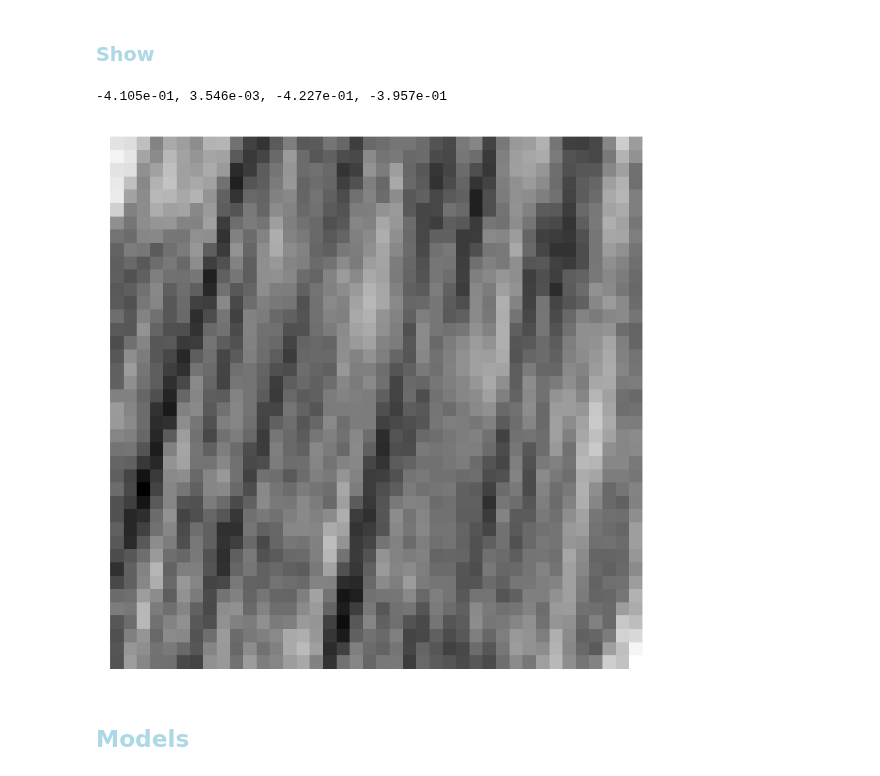
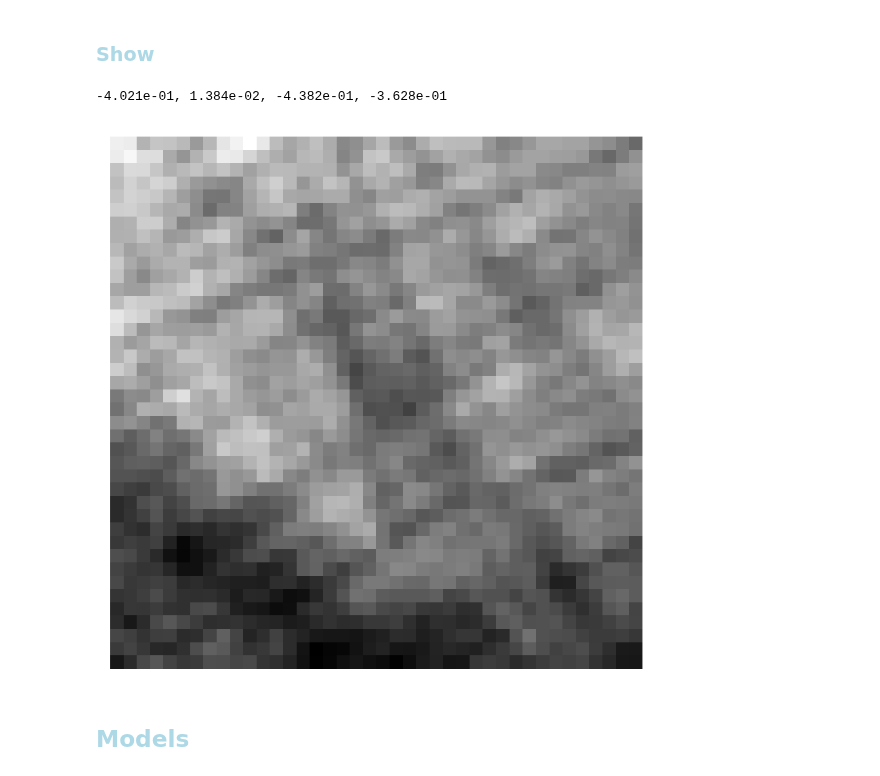
Before and after one commit to AustralianSynchrotron/sinogap, a Jupyter notebook: sinogap_dj1.ipynb, the cells around one changed output. Saved outputs shown, nothing was run; the diff lists cells and outputs as text; code cells hidden in the pictures.

```diff
--- a/sinogap_dj1.ipynb
+++ b/sinogap_dj1.ipynb
@@ -53,20 +51,11 @@ Loaded set 20982b.04_774784R
 # %% [markdown]
 ### <font style="color:lightblue">Show</font>
 # %%
-sg.examplesDb[8] = [(2348095, 1684)
-                ,(1909160,333)
-                ,(2489646, 1240)
-                #,(5592152, 2722)
-                ,(1429010,666)
-                ,(152196,251)
-                ,(1707893,914)
-                ,(102151, 418)]
-
-sg.refImages, sg.refNoises = sg.createReferences(trainSet, 0)
-sg.showMe(trainSet, 0 )
+sg.refImages, sg.refNoises = sg.createReferences(testSet, 0)
+sg.showMe(testSet, 0 )
 # %% [output]
--4.105e-01, 3.546e-03, -4.227e-01, -3.957e-01
+-4.021e-01, 1.384e-02, -4.382e-01, -3.628e-01
-[figure, old version]
+[figure, new version]
 # %% [markdown]
 ## <font style="color:lightblue">Models</font>
 # %% [markdown]
```
Also changed, not shown: parts of 3 cells of this notebook, 3 other files.
